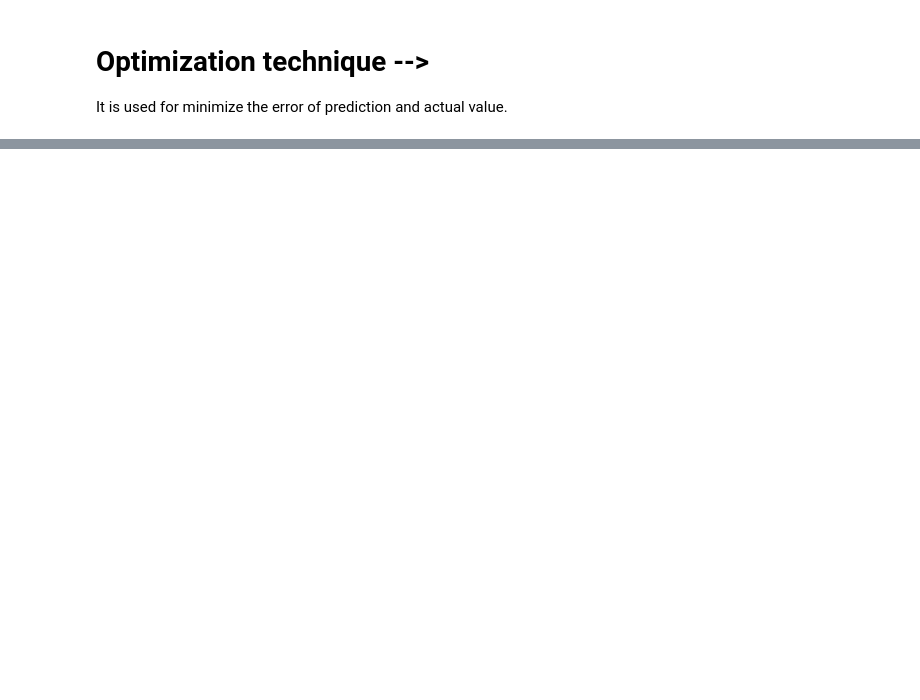
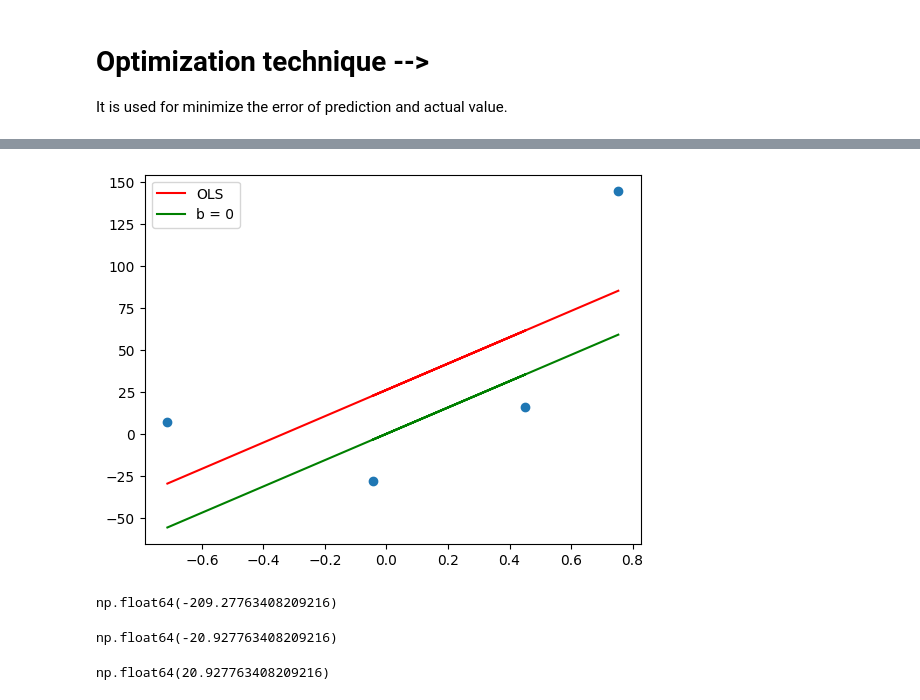
Before and after one commit to Ans365332/6may-file-example, a Jupyter notebook: Optimization_Technique_(1_Gradient_decent).ipynb, the cells around one changed output, grey strips where cells are left out. Cells and saved outputs as stored; diff of their text form; code cells hidden in the pictures; blank space fills up the shorter version.

```diff
--- a/Optimization_Technique_(1_Gradient_decent).ipynb
+++ b/Optimization_Technique_(1_Gradient_decent).ipynb
@@ -55,0 +97,37 @@ It is used for minimize the error of prediction and actual value.
+# %%
+# Let's apply Gradient Decent assuming slope is
+# constant = 78.35
+# and lets assume the starting value for
+# intercept (b) = 0
+
+y_pred = ((78.35*X)+0).reshape(4) # y=m*x+b
+# %%
+plt.scatter(X,y)
+plt.plot(X, reg.predict(X), color= 'red',label ='OLS')
+plt.plot(X,y_pred, color= 'green', label ='b = 0')
+plt.legend()
+plt.show()
+# %% [output]
+[figure, added]
+# %%
+m = 78.35
+b=0
+loss_slope = -2*np.sum(y - m*X.ravel()-b)   ####dl/db
+# ravel() --> it convert highdimensional data into 1d
+loss_slope
+# %% [output]
+np.float64(-209.27763408209216)
+# %%
+# Let's take learning rate = 0.1
+
+lr = 0.1
+step_size = loss_slope*lr
+step_size
+# %% [output]
+np.float64(-20.927763408209216)
+# %%
+# Calculating the new intercept
+b = b-step_size   ### b_new = b_old - learning_rate * dl/db
+b
+# %% [output]
+np.float64(20.927763408209216)
```
Also changed, not shown: parts of 55 cells of this notebook.
